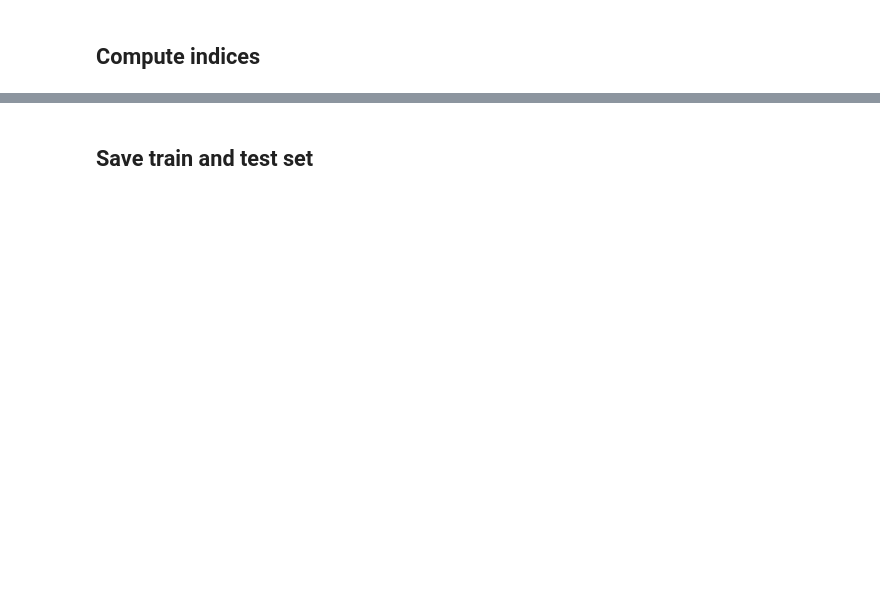
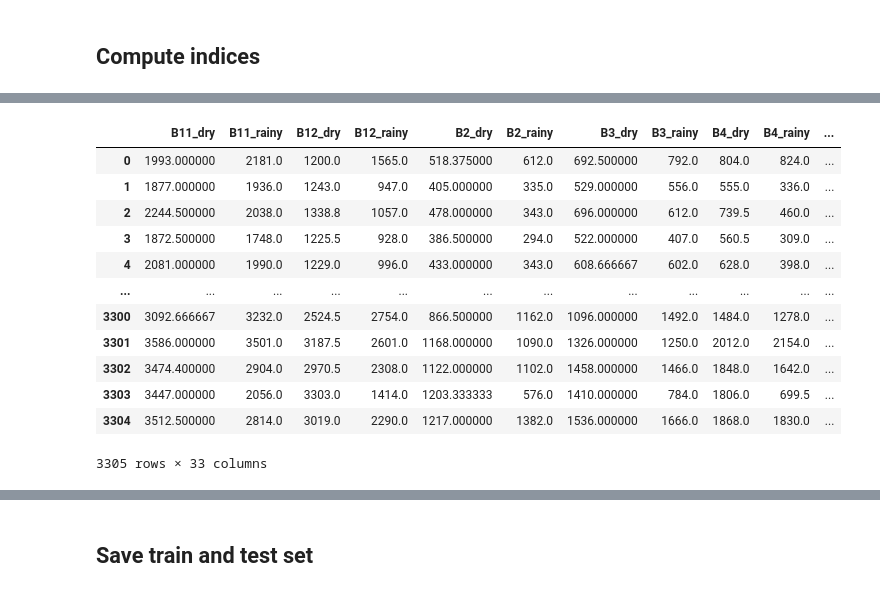
Before and after one commit to alexvmt/land_cover_classification_kaza, a Jupyter notebook: train_and_test_set.ipynb, the cells around one changed output, grey strips where cells are left out. Saved outputs shown, nothing was run; the diff lists cells and outputs as text; code cells hidden in the pictures; blank space fills up the shorter version.

```diff
--- a/train_and_test_set.ipynb
+++ b/train_and_test_set.ipynb
@@ -185 +183,27 @@ import spyndex
+# %%
+train['NDVI_rainy'] = ndvi(train, 'B8_rainy', 'B4_rainy')
+train['NDWI_MCF_rainy'] = ndwi_mcf(train, 'B3_rainy', 'B8_rainy')
+train['NDWI_GAO_rainy'] = ndwi_gao(train, 'B8_rainy', 'B12_rainy')
+train['SAVI_rainy'] = savi(train, 'B8_rainy', 'B4_rainy')
+train['EVI_rainy'] = evi(train, 'B8_rainy', 'B4_rainy', 'B2_rainy')
+train['NDVI_dry'] = ndvi(train, 'B8_dry', 'B4_dry')
+train['NDWI_MCF_dry'] = ndwi_mcf(train, 'B3_dry', 'B8_dry')
+train['NDWI_GAO_dry'] = ndwi_gao(train, 'B8_dry', 'B12_dry')
+train['SAVI_dry'] = savi(train, 'B8_dry', 'B4_dry')
+train['EVI_dry'] = evi(train, 'B8_dry', 'B4_dry', 'B2_dry')
+train
+# %% [output]
+|  | B11_dry | B11_rainy | B12_dry | B12_rainy | B2_dry | B2_rainy | B3_dry | B3_rainy | B4_dry | B4_rainy | ... |
+| 0 | 1993.000000 | 2181.0 | 1200.0 | 1565.0 | 518.375000 | 612.0 | 692.500000 | 792.0 | 804.0 | 824.0 | ... |
+| 1 | 1877.000000 | 1936.0 | 1243.0 | 947.0 | 405.000000 | 335.0 | 529.000000 | 556.0 | 555.0 | 336.0 | ... |
+| 2 | 2244.500000 | 2038.0 | 1338.8 | 1057.0 | 478.000000 | 343.0 | 696.000000 | 612.0 | 739.5 | 460.0 | ... |
+| 3 | 1872.500000 | 1748.0 | 1225.5 | 928.0 | 386.500000 | 294.0 | 522.000000 | 407.0 | 560.5 | 309.0 | ... |
+| 4 | 2081.000000 | 1990.0 | 1229.0 | 996.0 | 433.000000 | 343.0 | 608.666667 | 602.0 | 628.0 | 398.0 | ... |
+| ... | ... | ... | ... | ... | ... | ... | ... | ... | ... | ... | ... |
+| 3300 | 3092.666667 | 3232.0 | 2524.5 | 2754.0 | 866.500000 | 1162.0 | 1096.000000 | 1492.0 | 1484.0 | 1278.0 | ... |
+| 3301 | 3586.000000 | 3501.0 | 3187.5 | 2601.0 | 1168.000000 | 1090.0 | 1326.000000 | 1250.0 | 2012.0 | 2154.0 | ... |
+| 3302 | 3474.400000 | 2904.0 | 2970.5 | 2308.0 | 1122.000000 | 1102.0 | 1458.000000 | 1466.0 | 1848.0 | 1642.0 | ... |
+| 3303 | 3447.000000 | 2056.0 | 3303.0 | 1414.0 | 1203.333333 | 576.0 | 1410.000000 | 784.0 | 1806.0 | 699.5 | ... |
+| 3304 | 3512.500000 | 2814.0 | 3019.0 | 2290.0 | 1217.000000 | 1382.0 | 1536.000000 | 1666.0 | 1868.0 | 1830.0 | ... |
+3305 rows × 33 columns
 # %%
```
Also changed, not shown: parts of 16 cells of this notebook, 4 other files.
